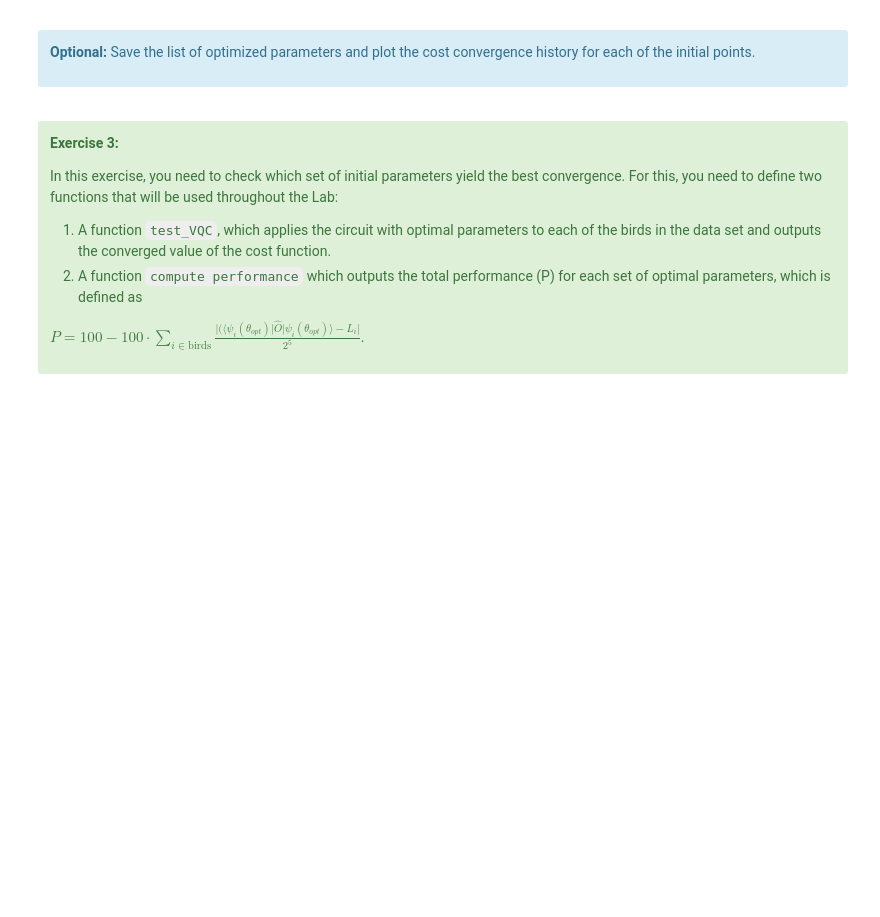
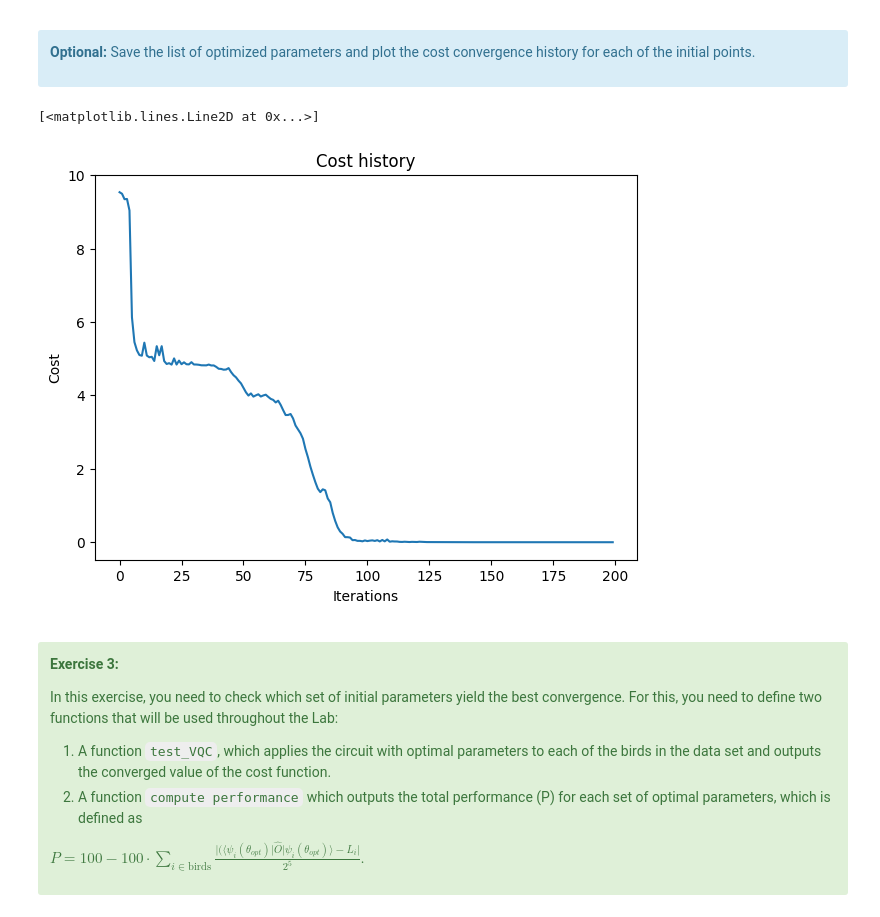
Before and after one commit to donsano33/ibm-quantum-challenge-2024, a Jupyter notebook: content/lab_4/lab-4.ipynb, the cells around one changed output. Drawn from its saved outputs; the diff is of its cells as text; code cells hidden in the pictures; blank space fills up the shorter version.

```diff
--- a/content/lab_4/lab-4.ipynb
+++ b/content/lab_4/lab-4.ipynb
@@ -428,3 +428,13 @@ for
+# %%
+fig, ax = plt.subplots(1, 1, figsize=(7,5))
+ax.set_title('Cost history')
+ax.set_ylabel('Cost')
+ax.set_xlabel('Iterations')
+
+plt.plot(range(callback_dict["iters"]), callback_dict["cost_history"])
+# %% [output]
+[<matplotlib.lines.Line2D at 0x...>]
+[figure, added]
 # %% [markdown]
 <a id="exercise3"></a>
 <div class="alert alert-block alert-success">
```
Also changed, not shown: parts of 23 cells of this notebook.
